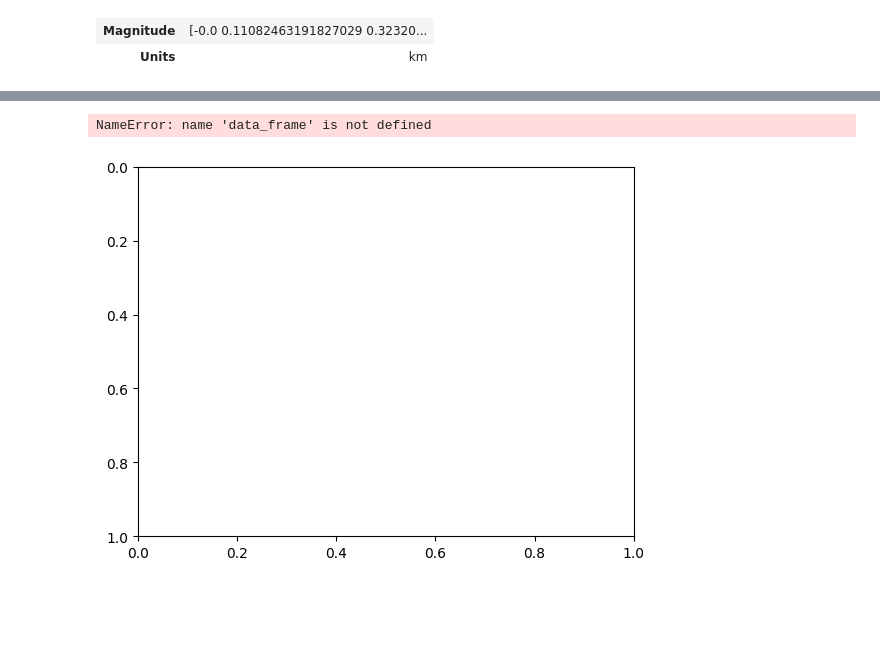
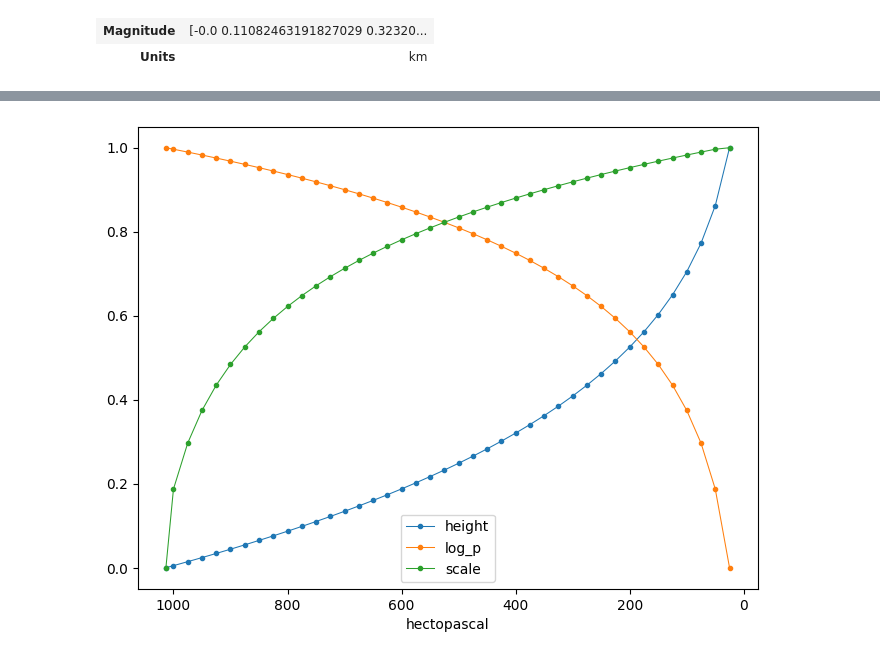
Before and after one commit to leaver2000/mesoformer, a Jupyter notebook: quantity.ipynb, the cells around one changed output, grey strips where cells are left out. Cells and saved outputs as stored; diff of their text form; code cells hidden in the pictures; blank space fills up the shorter version.

```diff
--- a/quantity.ipynb
+++ b/quantity.ipynb
@@ -218,14 +223,13 @@ assert np.all(
 # %%
 import matplotlib.pyplot as plt
 
-STANDARD_ATMOSPHERE_LEVELS = p_levels = quantity([1013.25, *map(float, range(1000, 25 - 11, -25))], hPa)
+p_levels = quantity([1013.25, *map(float, range(1000, 25 - 11, -25))], unit=hPa)
 p_levels
-# ax.line(p_levels.m)
 # %% [output]
 | Magnitude | [1013.25 1000.0 975.0 950.0 925.0... |
 | Units | hPa |
 # %%
-STANDARD_HEIGHTS = heights = pressure2height(p_levels)
+p_heights = pressure2height(p_levels)
 heights
 # %% [output]
 | Magnitude | [-0.0 0.11082463191827029 0.32320... |
@@ -235,10 +239,13 @@ import pandas as pd
 import matplotlib.pyplot as plt
 
 ureg.setup_matplotlib()
-plot_kwargs: dict[str, Any] = dict(marker=".", linestyle="-", linewidth=0.75)
+plot_kwargs: dict[str, Any] = dict(linestyle="-", linewidth=0.75, marker=".")
 
 
-def plot(x, y, legend, ax=None, **kwargs):
+def plot_over_y(y: Any, x_dict: dict[str, Any], ax=None, **kwargs):
     ax = ax or plt.gca()
-    ax.plot(x, y, **(plot_kwargs | kwargs))
-    ax.legend([legend] if isinstance(legend, str) else legend)
+    legends = list(x_dict.keys())
+    for key in legends:
+        ax.plot(y, np.asanyarray(x_dict[key]), label=key, **(kwargs | plot_kwargs))
+
+    ax.legend()
@@ -253,24 +252,16 @@ plt.show()
-# %%
-import matplotlib.pyplot as plt
-
-
-
-ax = plt.axes()
-ax.invert_yaxis()
-plot_kwargs: dict[str, Any] = dict(marker=".", linestyle="-", linewidth=0.75)
-
-df = data_frame(height=heights, pressure=p_levels)
-ax.yaxis.set_units("hPa")
-ax.xaxis.set_units("m")
-df.plot.line(
-    x="height",
-    y="pressure",
-    ax=ax,
-    **plot_kwargs,
-)
-
-
-plt.show()
-# %% [output]
-NameError: name 'data_frame' is not defined
-[figure, removed]
+# %%
+fig = plt.figure(figsize=(8, 6))
+ax = fig.add_subplot(111)
+ax.invert_xaxis()
+
+norm_data = {
+    "height": normalize(p_heights),
+    "log_p": normalize(log_p(p_levels)),
+    "scale": normalize(log_p(p_levels))[::-1],  # type: ignore
+}
+plot_over_y(p_levels, norm_data)
+
+
+plt.show()
+# %% [output]
+[figure, added]
```
Also changed, not shown: parts of 16 cells of this notebook.
